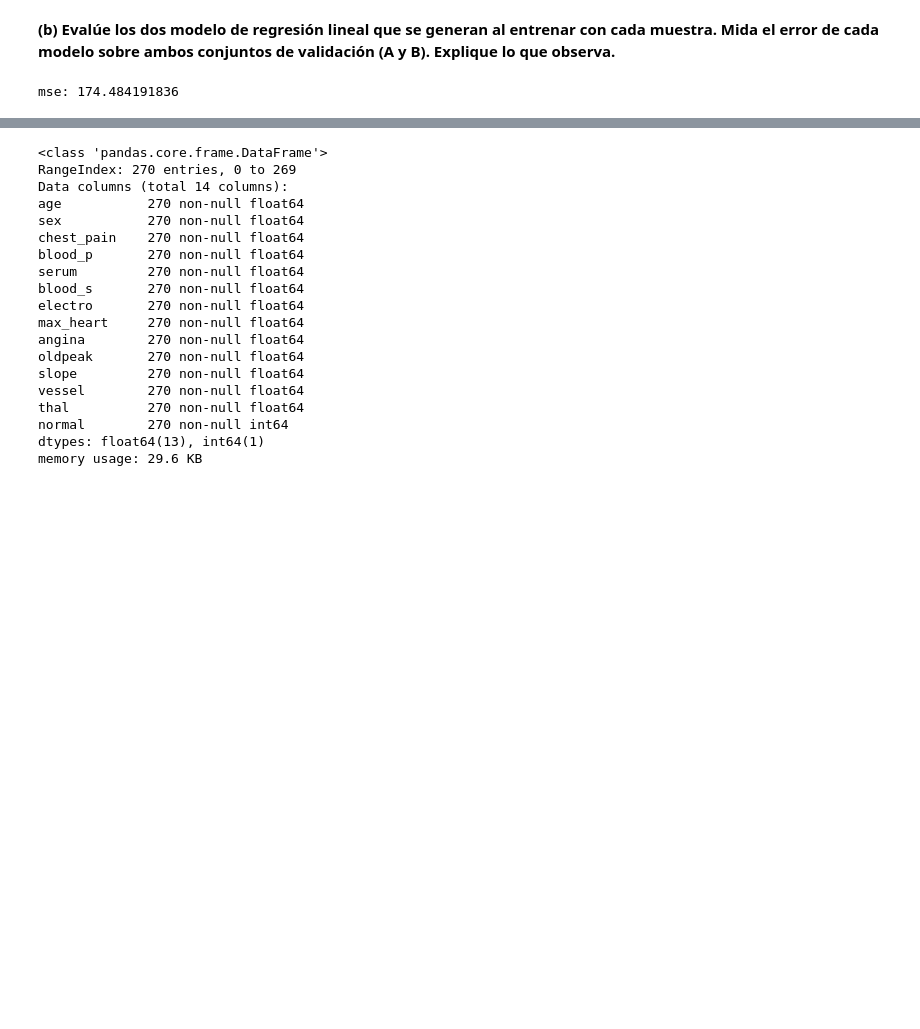
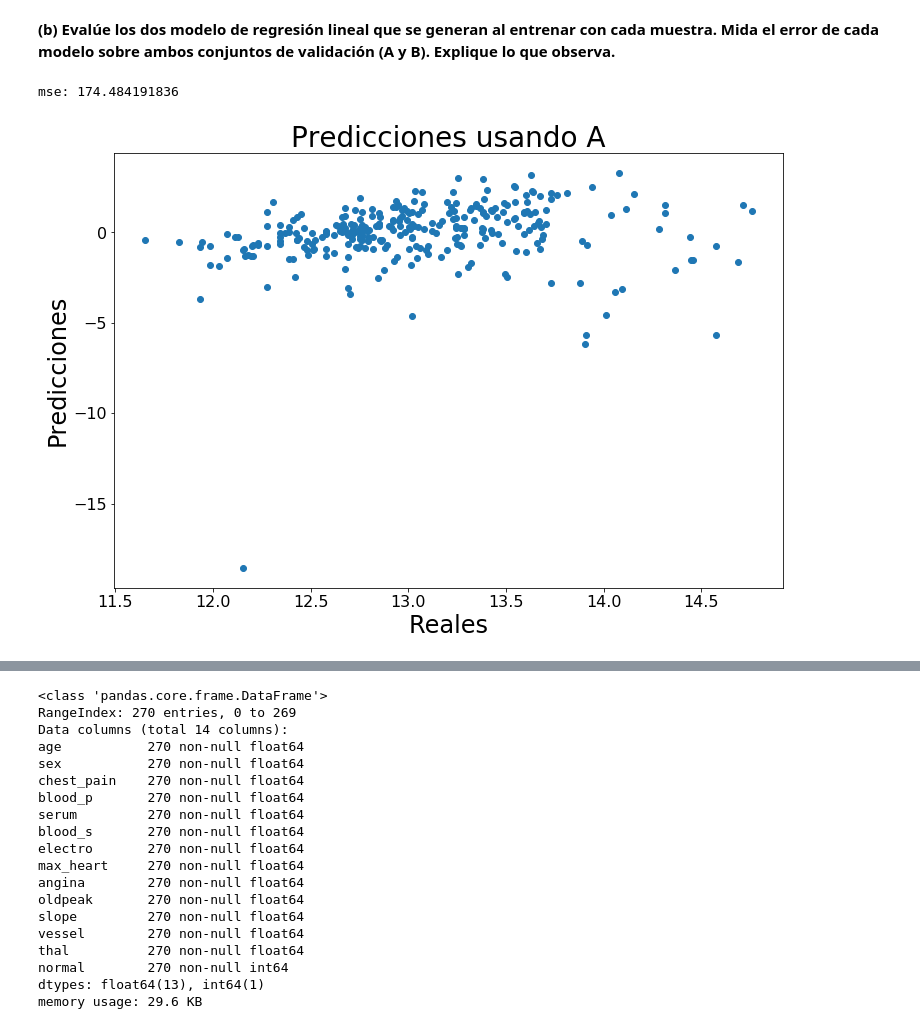
Before and after one commit to AlfredoAlfi/MachineLearning1, a Jupyter notebook: Tarea1_Machine_Learning.ipynb, the cells around one changed output, grey strips where cells are left out. Saved outputs shown, nothing was run; the diff lists cells and outputs as text; code cells hidden in the pictures; blank space fills up the shorter version.

```diff
--- a/Tarea1_Machine_Learning.ipynb
+++ b/Tarea1_Machine_Learning.ipynb
@@ -724,11 +762,20 @@ de cada modelo sobre ambos conjuntos de validación (A y B). Explique lo que obs
 # %%
 linreg = lm.LinearRegression(fit_intercept = False)
 linreg.fit(Xtrain_A, ytrain_A)
 yhat_val_A = linreg.predict(Xval_A)
 mse = np.mean(np.power(yhat_val_A - yval_A, 2))
 print("mse: "+str(mse))
+import matplotlib.pylab as plt
+plt.figure(figsize=(12,8),facecolor='1.0')
+plt.scatter(yval_A,yhat_val_A)
+plt.title("Predicciones usando A", size=28)
+plt.xlabel("Reales", size=24)
+plt.ylabel("Predicciones", size=24)
+plt.tick_params(labelsize=16)
+plt.show()
 # %% [output]
 mse: 174.484191836
+[figure, added]
 # %%
 linreg = lm.LinearRegression(fit_intercept = False)
 linreg.fit(Xtrain_B, ytrain_B)
```
Also changed, not shown: parts of 25 cells of this notebook.
